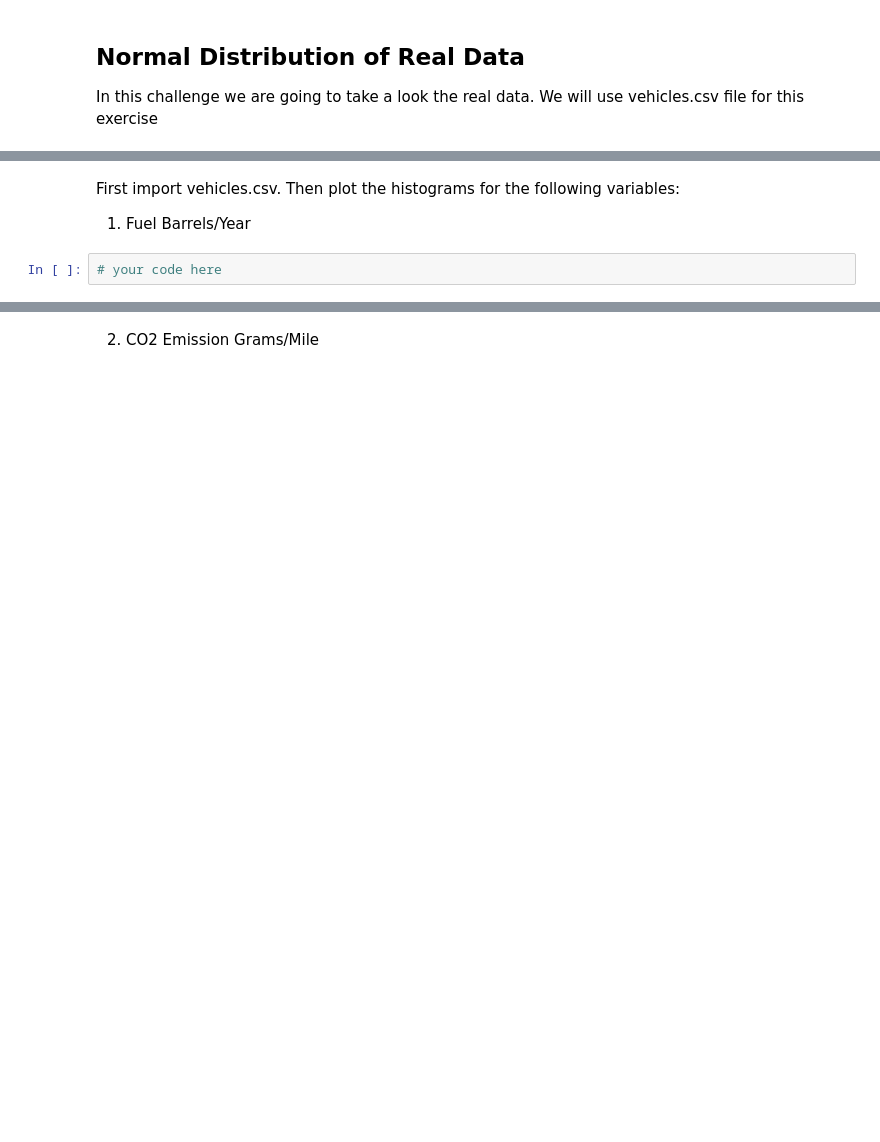
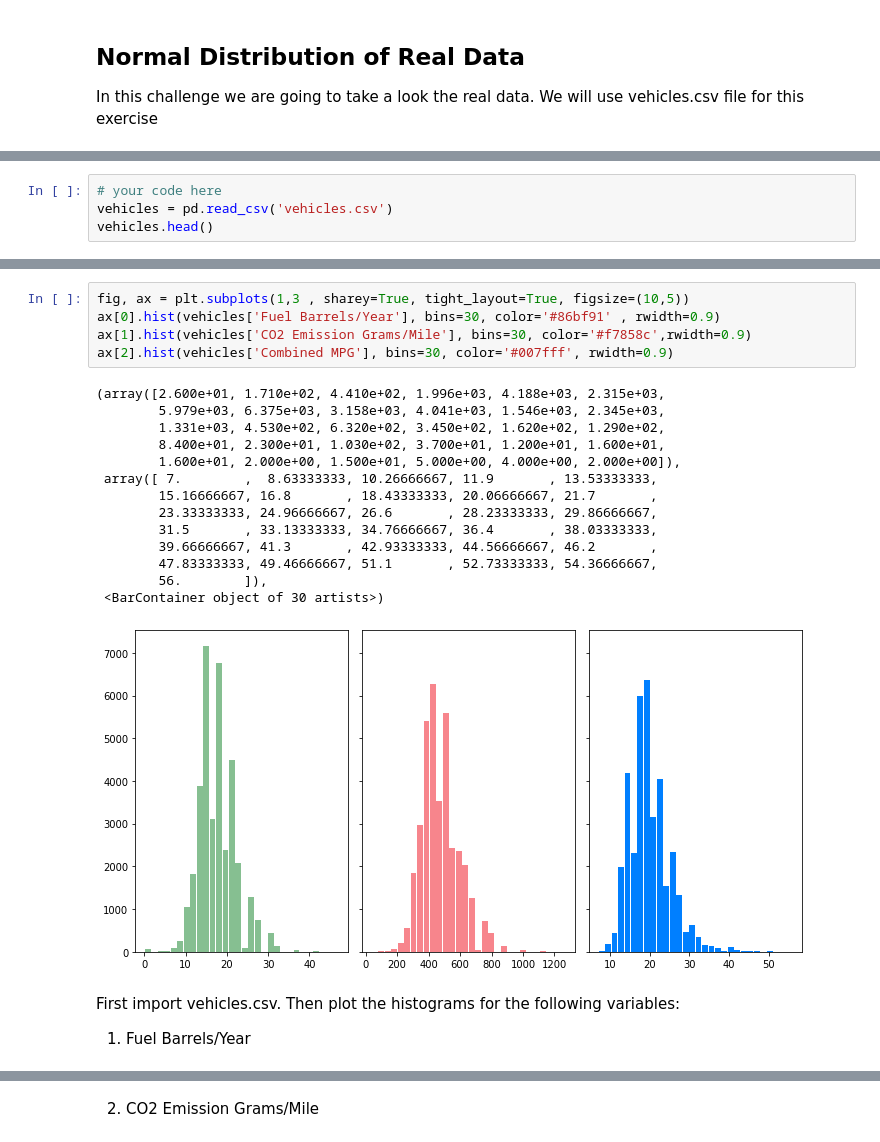
Before and after one commit to Ironhack-Data-Madrid-Mayo-2022/6.1-lab-continuous-probability-distributions, a Jupyter notebook: your-code/main.ipynb, the cells around one changed output, grey strips where cells are left out. Saved outputs shown, nothing was run; the diff lists cells and outputs as text; blank space fills up the shorter version.

```diff
--- a/your-code/main.ipynb
+++ b/your-code/main.ipynb
@@ -97,0 +130,4 @@ In this challenge we are going to take a look the real data. We will use vehicle
+# %%
+# your code here
+vehicles = pd.read_csv('vehicles.csv')
+vehicles.head()
@@ -98,7 +149,25 @@ In this challenge we are going to take a look the real data. We will use vehicle
+# %%
+fig, ax = plt.subplots(1,3 , sharey=True, tight_layout=True, figsize=(10,5))
+ax[0].hist(vehicles['Fuel Barrels/Year'], bins=30, color='#86bf91' , rwidth=0.9)
+ax[1].hist(vehicles['CO2 Emission Grams/Mile'], bins=30, color='#f7858c',rwidth=0.9)
+ax[2].hist(vehicles['Combined MPG'], bins=30, color='#007fff', rwidth=0.9)
+# %% [output]
+(array([2.600e+01, 1.710e+02, 4.410e+02, 1.996e+03, 4.188e+03, 2.315e+03,
+        5.979e+03, 6.375e+03, 3.158e+03, 4.041e+03, 1.546e+03, 2.345e+03,
+        1.331e+03, 4.530e+02, 6.320e+02, 3.450e+02, 1.620e+02, 1.290e+02,
+        8.400e+01, 2.300e+01, 1.030e+02, 3.700e+01, 1.200e+01, 1.600e+01,
+        1.600e+01, 2.000e+00, 1.500e+01, 5.000e+00, 4.000e+00, 2.000e+00]),
+ array([ 7.        ,  8.63333333, 10.26666667, 11.9       , 13.53333333,
+        15.16666667, 16.8       , 18.43333333, 20.06666667, 21.7       ,
+        23.33333333, 24.96666667, 26.6       , 28.23333333, 29.86666667,
+        31.5       , 33.13333333, 34.76666667, 36.4       , 38.03333333,
+        39.66666667, 41.3       , 42.93333333, 44.56666667, 46.2       ,
+        47.83333333, 49.46666667, 51.1       , 52.73333333, 54.36666667,
+        56.        ]),
+ <BarContainer object of 30 artists>)
+[figure, added]
 # %% [markdown]
 First import vehicles.csv.
 Then plot the histograms for the following variables:
 
 1. Fuel Barrels/Year
-# %%
-# your code here
```
Also changed, not shown: parts of 24 cells of this notebook.
